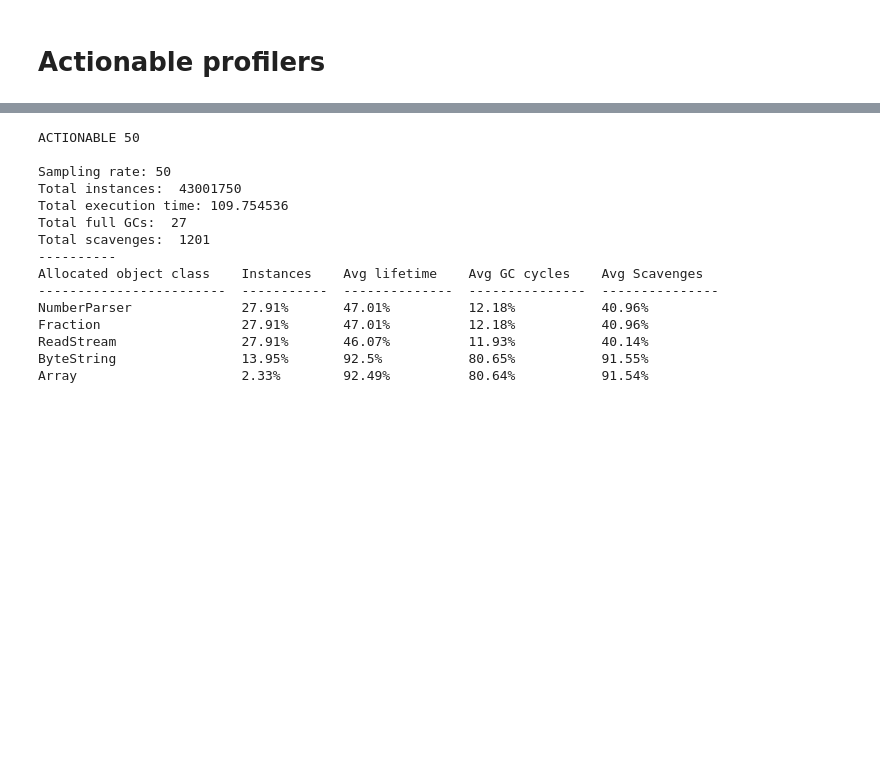
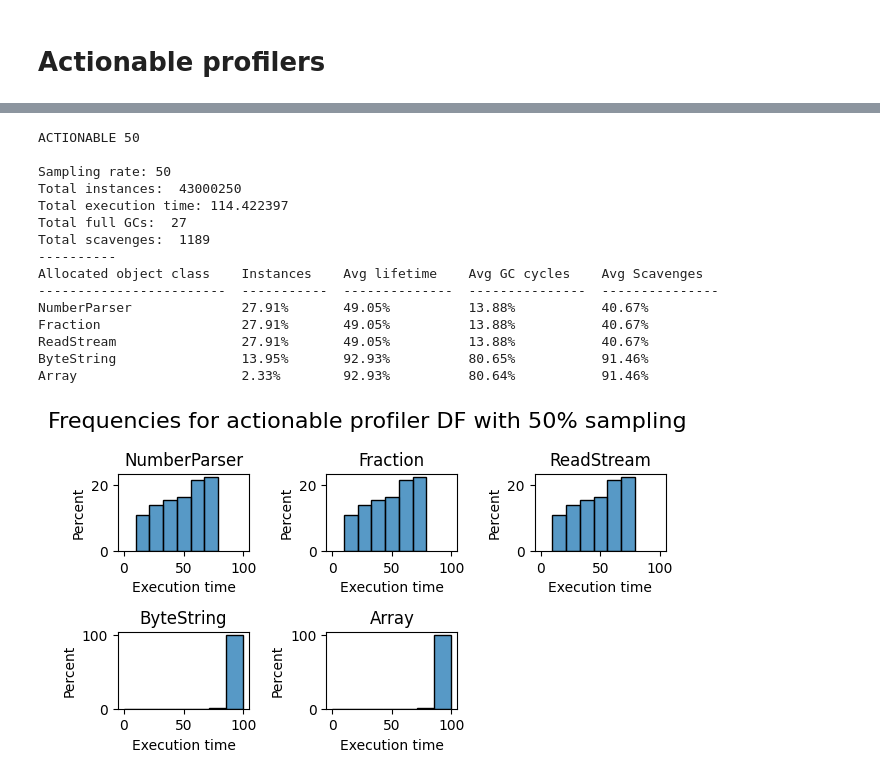
Before and after one commit to jordanmontt/application-classification-experiment, a Jupyter notebook: python/jupyter.ipynb, the cells around one changed output, grey strips where cells are left out. Drawn from its saved outputs; the diff is of its cells as text; code cells hidden in the pictures; blank space fills up the shorter version.

```diff
--- a/python/jupyter.ipynb
+++ b/python/jupyter.ipynb
@@ -177,6 +161,6 @@ Array                     2.33%        96.73%          79.88%           92.69%
 # %%
 # Load actionable 50
-parent_directory = '/Users/sebastian/Documents/PharoImages/illimani-rebench/data/sampling-50-actionable/2024-02-13H20m32'
+parent_directory = '/Users/sebastian/Documents/PharoImages/illimani-rebench/data/actionable/sampling-50/2024-02-15H21m00'
 csv_file = parent_directory + '.csv'
 metadata_file = parent_directory + '.json'
 # full_gcs_trace_file = parent_directory + '-full-gcs.csv'
@@ -229,15 +173,55 @@ print_table_allocations_average_lifetimes('Actionable 50', df_50_a, metadata_df5
 ACTIONABLE 50
 
 Sampling rate: 50
-Total instances:  43001750
-Total execution time: 109.754536
+Total instances:  43000250
+Total execution time: 114.422397
 Total full GCs:  27
-Total scavenges:  1201
+Total scavenges:  1189
 ----------
 Allocated object class    Instances    Avg lifetime    Avg GC cycles    Avg Scavenges
 ------------------------  -----------  --------------  ---------------  ---------------
-NumberParser              27.91%       47.01%          12.18%           40.96%
-Fraction                  27.91%       47.01%          12.18%           40.96%
-ReadStream                27.91%       46.07%          11.93%           40.14%
-ByteString                13.95%       92.5%           80.65%           91.55%
-Array                     2.33%        92.49%          80.64%           91.54%
+NumberParser              27.91%       49.05%          13.88%           40.67%
+Fraction                  27.91%       49.05%          13.88%           40.67%
+ReadStream                27.91%       49.05%          13.88%           40.67%
+ByteString                13.95%       92.93%          80.65%           91.46%
+Array                     2.33%        92.93%          80.64%           91.46%
+# %%
+#By class
+
+fig = plt.figure(1)
+gridspec.GridSpec(3,3)
+
+fig.suptitle("Frequencies for actionable profiler DF with 50% sampling", fontsize=16)
+
+top_allocated_classes = get_top_allocated_classes(df_50_a)
+
+
+aaa = df_50_a.loc[ df_50_a['allocatedObjectClass'] == top_allocated_classes[0] ]
+plt.subplot2grid((3,3), (0,0))
+plot = sns.histplot(aaa['relativeLifetime'] , stat="percent", bins=6)
+plot.set(xlim=(-5, 105), xlabel='Execution time', title=top_allocated_classes[0])
+
+aaa = df_50_a.loc[ df_50_a['allocatedObjectClass'] == top_allocated_classes[1] ]
+plt.subplot2grid((3,3), (0,1))
+plot = sns.histplot(aaa['relativeLifetime'] , stat="percent", bins=6)
+plot.set(xlim=(-5, 105), xlabel='Execution time', title=top_allocated_classes[1])
+
+aaa = df_50_a.loc[ df_50_a['allocatedObjectClass'] == top_allocated_classes[2] ]
+plt.subplot2grid((3,3), (0,2))
+plot = sns.histplot(aaa['relativeLifetime'] , stat="percent", bins=6)
+plot.set(xlim=(-5, 105), xlabel='Execution time', title=top_allocated_classes[2])
+
+aaa = df_50_a.loc[ df_50_a['allocatedObjectClass'] == top_allocated_classes[3] ]
+plt.subplot2grid((3,3), (1,0))
+plot = sns.histplot(aaa['relativeLifetime'] , stat="percent", bins=7)
+plot.set(xlim=(-5, 105), xlabel='Execution time', title=top_allocated_classes[3])
+
+aaa = df_50_a.loc[ df_50_a['allocatedObjectClass'] == top_allocated_classes[4] ]
+plt.subplot2grid((3,3), (1,1))
+plot = sns.histplot(aaa['relativeLifetime'] , stat="percent", bins=7)
+plot.set(xlim=(-5, 105), xlabel='Execution time', title=top_allocated_classes[4])
+
+plt.tight_layout()
+plt.show()
+# %% [output]
+[figure, added]
```
Also changed, not shown: parts of 16 cells of this notebook, 2 other files.
